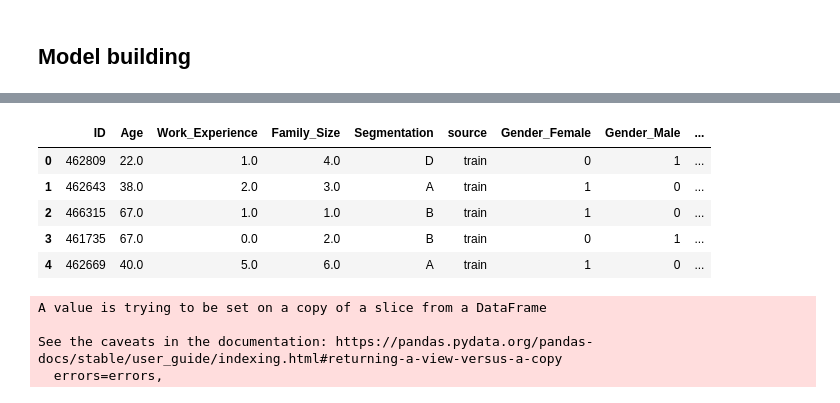
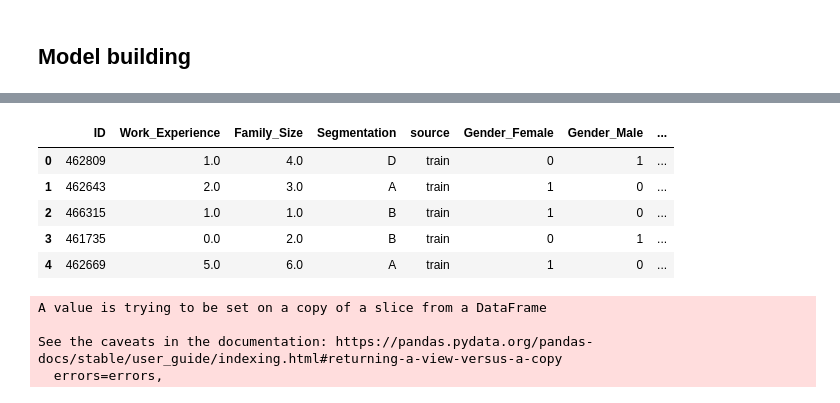
Before and after one commit to anuragb1090/JH_CustomerSegmentation, a Jupyter notebook: 000_JH_CustomerSegmentation.ipynb, the cells around one changed output, grey strips where cells are left out. Saved outputs shown, nothing was run; the diff lists cells and outputs as text; code cells hidden in the pictures.

```diff
--- a/000_JH_CustomerSegmentation.ipynb
+++ b/000_JH_CustomerSegmentation.ipynb
@@ -85,0 +81,17 @@ sns.barplot(x='Segmentation', y='ID', data=tmp)
+# %%
+train['Age_Bins'] = pd.cut(train['Age'], bins=np.linspace(10, 90, 9)).astype('str')
+test['Age_Bins'] = pd.cut(test['Age'], bins=np.linspace(10, 90, 9)).astype('str')
+
+neat_age_binning = {
+      '(10.0, 20.0]' : 'age_10'
+    , '(20.0, 30.0]' : 'age_20'
+    , '(30.0, 40.0]' : 'age_30'
+    , '(40.0, 50.0]' : 'age_40'
+    , '(50.0, 60.0]' : 'age_50'
+    , '(60.0, 70.0]' : 'age_60'
+    , '(70.0, 80.0]' : 'age_70'
+    , '(80.0, 90.0]' : 'age_80'
+}
+
+train['Age_Bins'] = train['Age_Bins'].map(neat_age_binning)
+test['Age_Bins'] = test['Age_Bins'].map(neat_age_binning)
@@ -85,0 +129,9 @@ sns.barplot(x='Segmentation', y='ID', data=tmp)
+# %%
+seg = ['A', 'B', 'C', 'D']
+
+fig, ax = plt.subplots(2, 2, figsize=(30,10))
+
+for s in range(0, len(seg)):
+  tmp = train[train['Segmentation']==seg[s]]
+  bins = np.linspace(0, 15, 1)
+  sns.distplot(tmp['Work_Experience'], bins=bins, ax=ax[int(s/2)][s%2])
@@ -89,7 +143,7 @@ sns.barplot(x='Segmentation', y='ID', data=tmp)
 #### Use label encoding to encode categorical data. And custom encoding where hierarchy is to be preserved.
 # %%
 cat_features = ['Gender', 'Ever_Married', 'Graduated', 'Profession',
-                'Spending_Score', 'Var_1', 'Segmentation']
+                'Spending_Score', 'Var_1', 'Segmentation', 'Age_Bins']
 
 le_gender = LabelEncoder()
 le_married = LabelEncoder()
@@ -129,7 +183,19 @@ var1 = {
 
 }
 
+agebin = {
+      'age_10' : 1
+    , 'age_20' : 2
+    , 'age_30' : 3
+    , 'age_40' : 4
+    , 'age_50' : 5
+    , 'age_60' : 6
+    , 'age_70' : 7
+    , 'age_80' : 8
+}
+
 unified['Spending_Score'] = unified['Spending_Score'].map(spending)
 unified['Var_1'] = unified['Var_1'].map(var1)
+unified['Age_Bins'] = unified['Age_Bins'].map(agebin)
 unified.head()
 # %% [output]
@@ -244,6 +293,7 @@ rev_enc_map = {
       , 'Var_1' : var1
       , 'Segmentation' : mapping_segment
       , 'source' : mapping_source
+      , 'Age_Bins' : agebin
 }
 
 for k, v in rev_enc_map.items():
@@ -384,30 +339,30 @@ Shrink model to first 394 iterations.
 # %%
 # One-Hot Encoding Train and Test
 
 encode_cols = ['Gender', 'Ever_Married', 'Graduated', 'Profession',
-                'Spending_Score', 'Var_1']
+                'Spending_Score', 'Var_1', 'Age_Bins']
 unified_final_dummies = pd.DataFrame()
 
 unified_final_dummies = pd.get_dummies(unified_final[encode_cols],
                                        prefix=encode_cols)
 
-miss_cols = ['ID', 'Age', 'Work_Experience', 'Family_Size',
+miss_cols = ['ID', 'Work_Experience', 'Family_Size',
              'Segmentation', 'source']
 
 unified_final_dummies.reset_index(drop=True, inplace=True)
 unified_final.reset_index(drop=True, inplace=True)
 
 unified_final_dummies = pd.concat([unified_final[miss_cols],
                                    unified_final_dummies], axis=1)
 
 unified_final_dummies.head()
 # %% [output]
-|  | ID | Age | Work_Experience | Family_Size | Segmentation | source | Gender_Female | Gender_Male | ... |
-| 0 | 462809 | 22.0 | 1.0 | 4.0 | D | train | 0 | 1 | ... |
-| 1 | 462643 | 38.0 | 2.0 | 3.0 | A | train | 1 | 0 | ... |
-| 2 | 466315 | 67.0 | 1.0 | 1.0 | B | train | 1 | 0 | ... |
-| 3 | 461735 | 67.0 | 0.0 | 2.0 | B | train | 0 | 1 | ... |
-| 4 | 462669 | 40.0 | 5.0 | 6.0 | A | train | 1 | 0 | ... |
+|  | ID | Work_Experience | Family_Size | Segmentation | source | Gender_Female | Gender_Male | ... |
+| 0 | 462809 | 1.0 | 4.0 | D | train | 0 | 1 | ... |
+| 1 | 462643 | 2.0 | 3.0 | A | train | 1 | 0 | ... |
+| 2 | 466315 | 1.0 | 1.0 | B | train | 1 | 0 | ... |
+| 3 | 461735 | 0.0 | 2.0 | B | train | 0 | 1 | ... |
+| 4 | 462669 | 5.0 | 6.0 | A | train | 1 | 0 | ... |
 # %%
 train = unified_final_dummies[unified_final_dummies['source']=='train']
 test = unified_final_dummies[unified_final_dummies['source']=='test']
```
Also changed, not shown: parts of 36 cells of this notebook.
